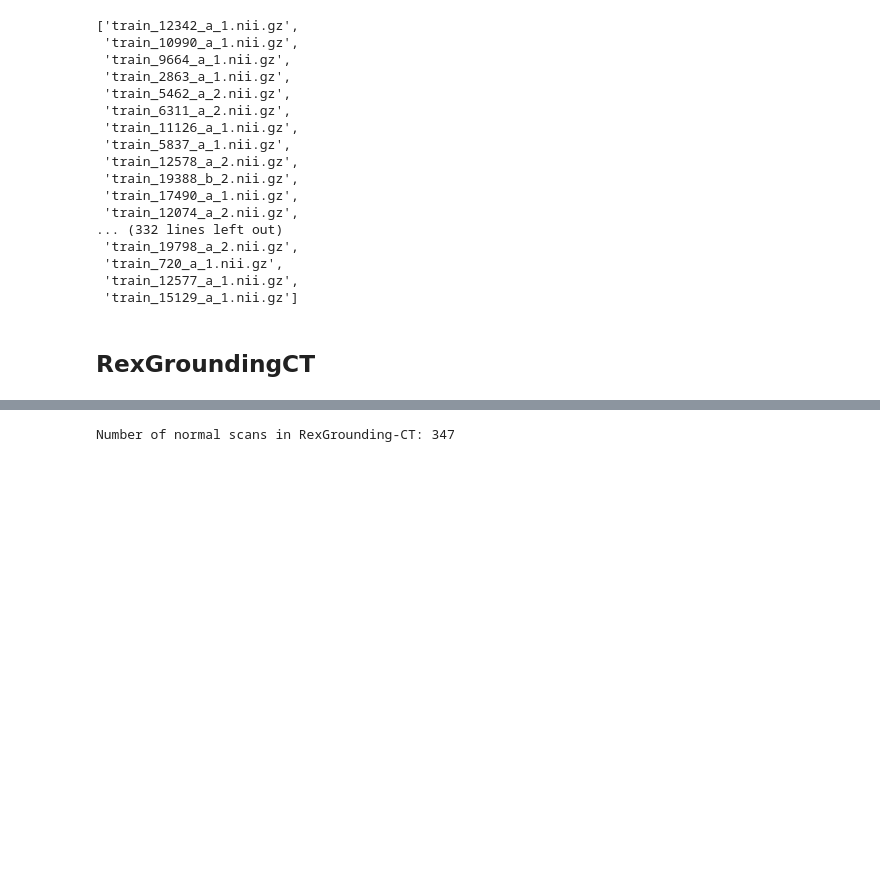
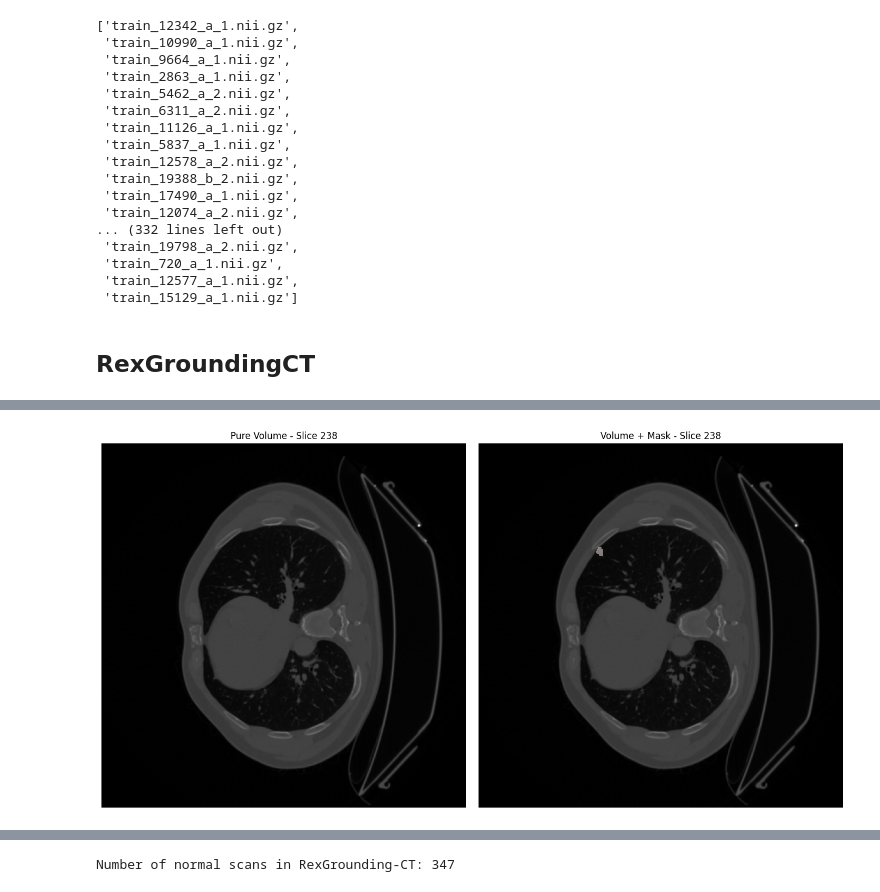
Before and after one commit to ckekula/fyp-3d-ct, a Jupyter notebook: models/eda.ipynb, the cells around one changed output, grey strips where cells are left out. Cells and saved outputs as stored; diff of their text form; code cells hidden in the pictures; blank space fills up the shorter version.

Commit message:
add nnu-net notebook for nodules

```diff
--- a/models/eda.ipynb
+++ b/models/eda.ipynb
@@ -396,0 +435,88 @@ category_df
+# %%
+import nibabel as nib
+import numpy as np
+import matplotlib.pyplot as plt
+
+
+# -----------------------------
+# Load NIfTI files
+# -----------------------------
+
+volume_path = r"C:\Users\chamu\D\UOR\FYP\fyp\data\data_volumes\dataset\train_fixed\train_2109\train_2109_a\train_2109_a_2.nii.gz"
+
+mask_path = r"C:\Users\chamu\D\UOR\FYP\fyp\data\data_volumes\segmentations\train_2109_a_2.nii.gz"
+
+
+volume = nib.load(volume_path).get_fdata()
+mask = nib.load(mask_path).get_fdata()
+
+
+print("Volume shape:", volume.shape)
+print("Mask shape:", mask.shape)
+print("Mask labels:", np.unique(mask)[:20])
+
+
+# -----------------------------
+# Handle mask dimensions
+# -----------------------------
+
+if mask.ndim == 4:
+    finding = 0
+    mask = mask[finding]
+
+print("Using mask shape:", mask.shape)
+
+
+# -----------------------------
+# Find slice with most nodule
+# -----------------------------
+
+slice_idx = np.argmax(
+    (mask > 0).sum(axis=(0, 1))
+)
+
+print("Displaying slice:", slice_idx)
+
+
+# -----------------------------
+# Plot pure volume + overlay
+# -----------------------------
+
+fig, axes = plt.subplots(1, 2, figsize=(14, 7))
+
+
+# Pure CT volume
+axes[0].imshow(
+    volume[:, :, slice_idx],
+    cmap="gray"
+)
+
+axes[0].set_title(f"Pure Volume - Slice {slice_idx}")
+axes[0].axis("off")
+
+
+# Volume + mask overlay
+axes[1].imshow(
+    volume[:, :, slice_idx],
+    cmap="gray"
+)
+
+seg = mask[:, :, slice_idx]
+
+axes[1].imshow(
+    np.ma.masked_where(
+        seg <= 0,
+        seg
+    ),
+    cmap="Reds",
+    alpha=0.5,
+    interpolation="none"
+)
+
+axes[1].set_title(f"Volume + Mask - Slice {slice_idx}")
+axes[1].axis("off")
+
+
+plt.tight_layout()
+plt.show()
+# %% [output]
@@ -396,0 +528 @@ category_df
+[figure, added]
```
Also changed, not shown: parts of 7 cells of this notebook, 1 other file.
